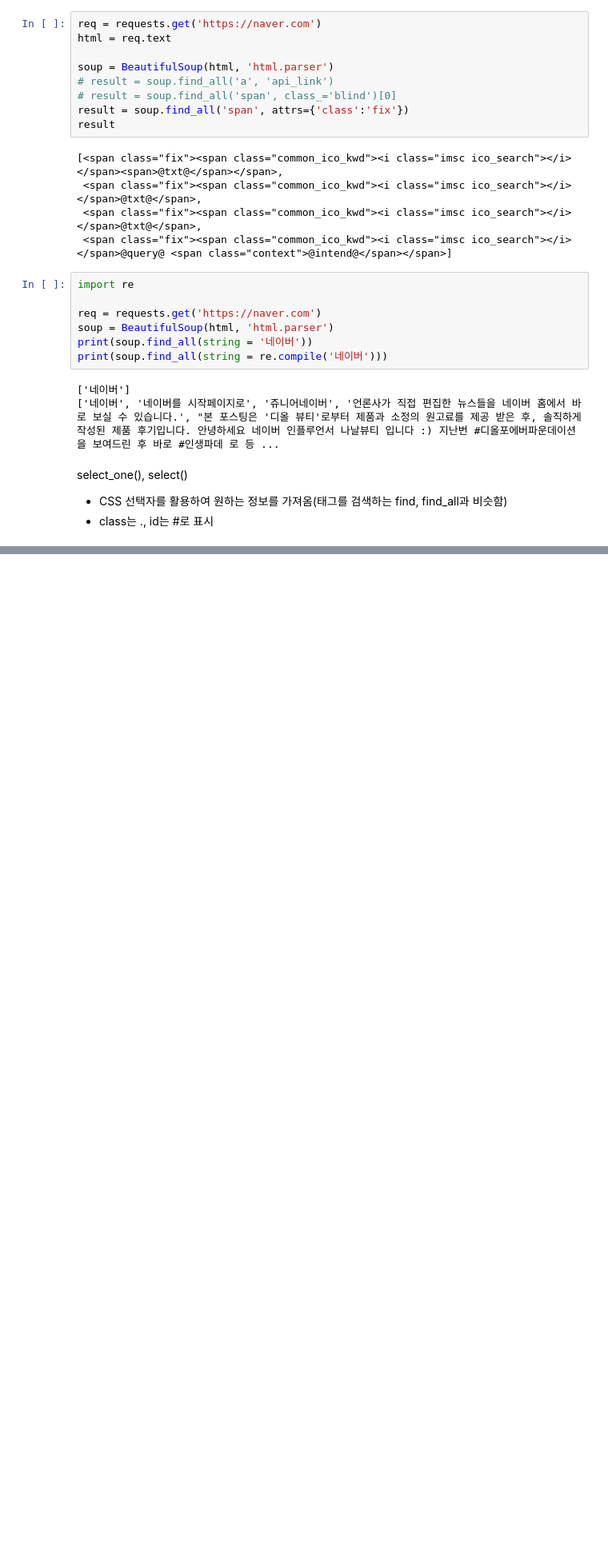
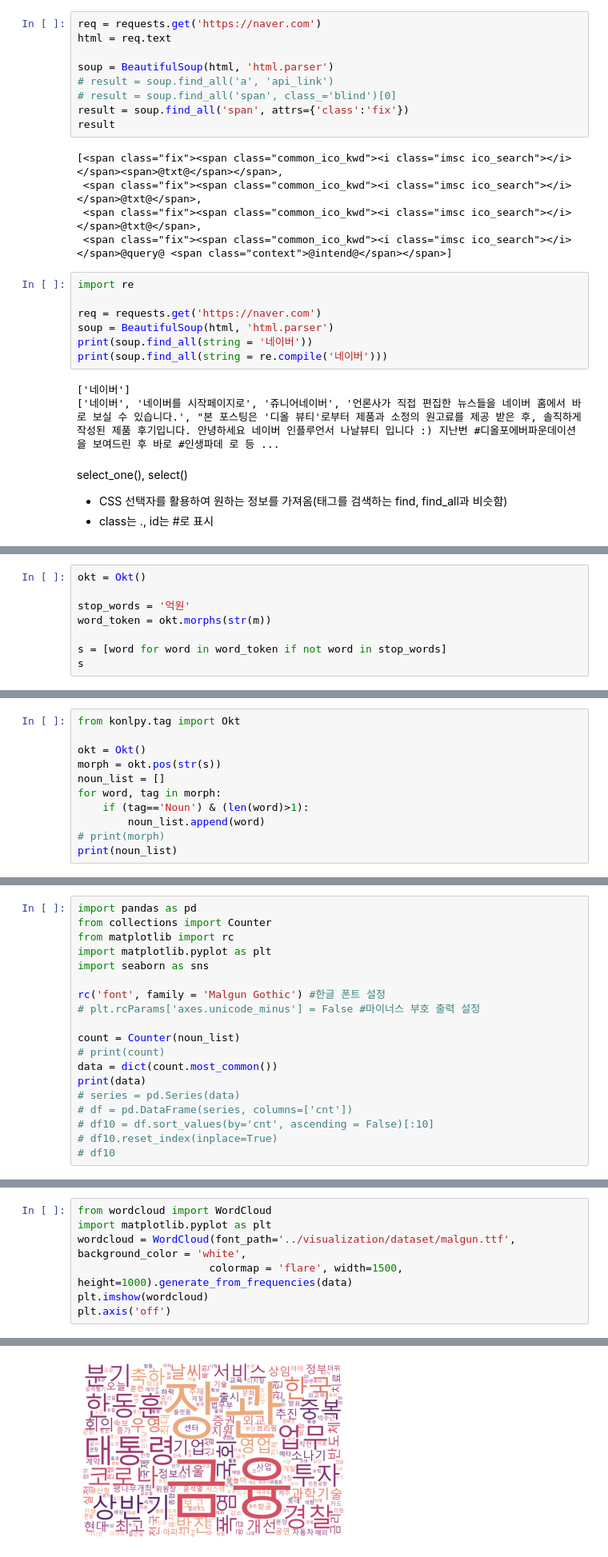
Before and after one commit to Toddbear20/Toddbear20, a Jupyter notebook: m2_분석라이브러리활용/crawling/web_crawling_2.ipynb, the cells around one changed output, grey strips where cells are left out. Shown: that part at 80% size. Saved outputs shown, nothing was run; the diff lists cells and outputs as text; blank space fills up the shorter version.

```diff
--- a/m2_분석라이브러리활용/crawling/web_crawling_2.ipynb
+++ b/m2_분석라이브러리활용/crawling/web_crawling_2.ipynb
@@ -207,0 +1245,8 @@ usd/krw= 1,312.70
+# %%
+okt = Okt()
+
+stop_words = '억원'
+word_token = okt.morphs(str(m))
+
+s = [word for word in word_token if not word in stop_words]
+s
@@ -207,0 +1271,11 @@ usd/krw= 1,312.70
+# %%
+from konlpy.tag import Okt
+
+okt = Okt()
+morph = okt.pos(str(s))
+noun_list = []
+for word, tag in morph:
+    if (tag=='Noun') & (len(word)>1):
+        noun_list.append(word)
+# print(morph)
+print(noun_list)
@@ -207,0 +1284,19 @@ usd/krw= 1,312.70
+# %%
+import pandas as pd
+from collections import Counter
+from matplotlib import rc
+import matplotlib.pyplot as plt
+import seaborn as sns
+
+rc('font', family = 'Malgun Gothic') #한글 폰트 설정
+# plt.rcParams['axes.unicode_minus'] = False #마이너스 부호 출력 설정
+
+count = Counter(noun_list)
+# print(count)
+data = dict(count.most_common())
+print(data)
+# series = pd.Series(data)
+# df = pd.DataFrame(series, columns=['cnt'])
+# df10 = df.sort_values(by='cnt', ascending = False)[:10]
+# df10.reset_index(inplace=True)
+# df10
@@ -207,0 +1305,8 @@ usd/krw= 1,312.70
+# %%
+from wordcloud import WordCloud
+import matplotlib.pyplot as plt
+wordcloud = WordCloud(font_path='../visualization/dataset/malgun.ttf', background_color = 'white',
+                     colormap = 'flare', width=1500, height=1000).generate_from_frequencies(data)
+plt.imshow(wordcloud)
+plt.axis('off')
+# %% [output]
@@ -207,0 +1314 @@ usd/krw= 1,312.70
+[figure, added]
```
Also changed, not shown: parts of 94 cells of this notebook, 1 other file.
